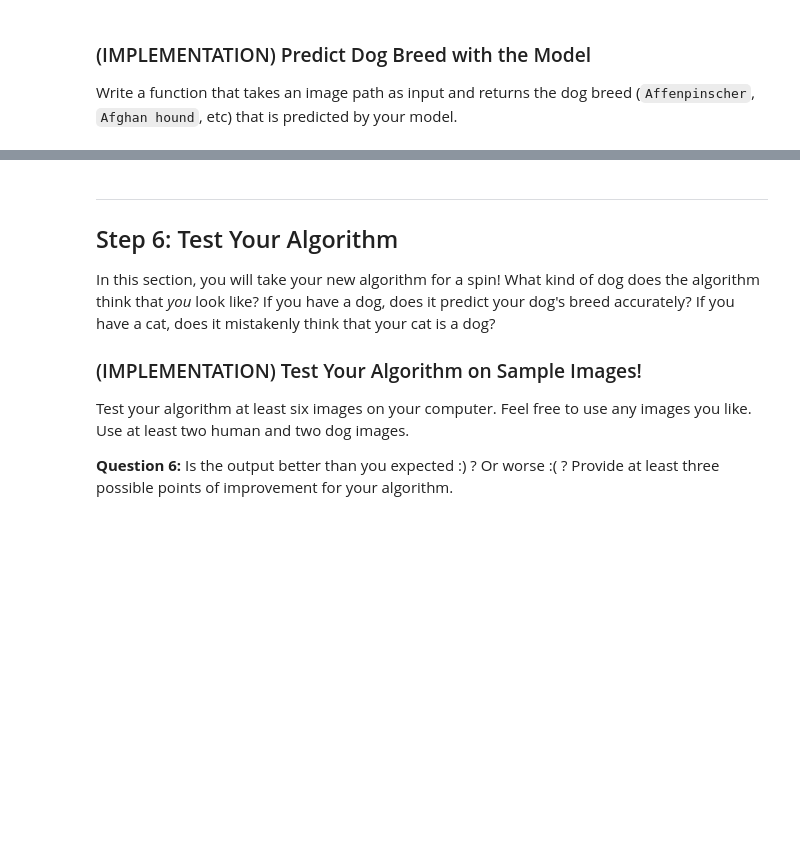
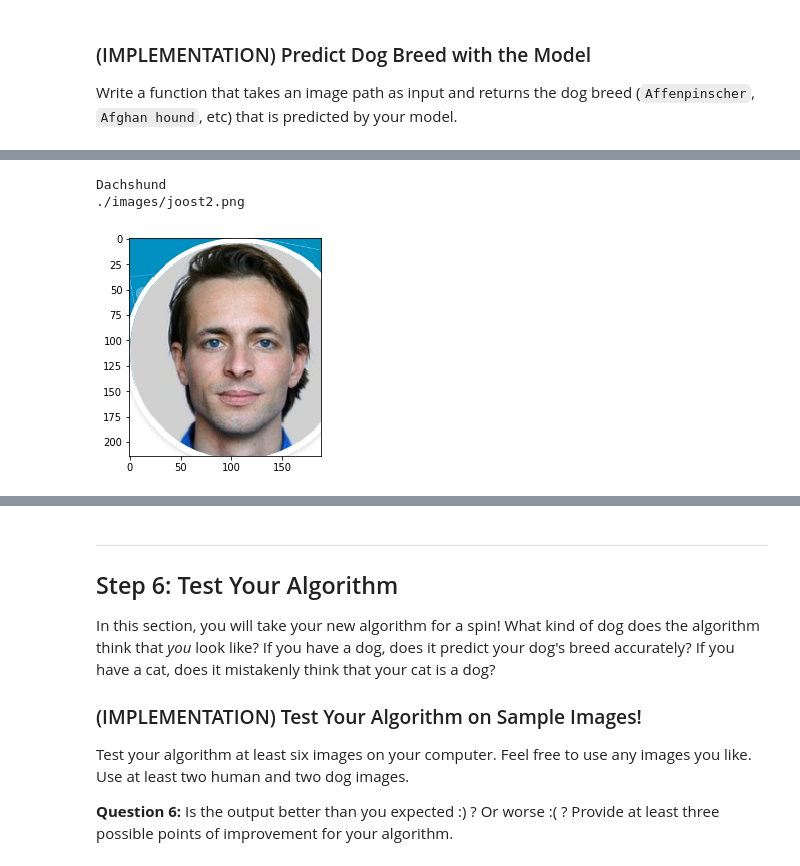
Before and after one commit to j-zeg/project-dog-classification, a Jupyter notebook: dog_app.ipynb, the cells around one changed output, grey strips where cells are left out. Drawn from its saved outputs; the diff is of its cells as text; code cells hidden in the pictures; blank space fills up the shorter version.

Commit message:
complete transfer learning CNN

```diff
--- a/dog_app.ipynb
+++ b/dog_app.ipynb
@@ -707,7 +804,8 @@ optimizer_transfer = None
 Train and validate your model in the code cell below.  [Save the final model parameters](http://pytorch.org/docs/master/notes/serialization.html) at filepath `'model_transfer.pt'`.
 # %%
 # train the model
-model_transfer = # train(n_epochs, loaders_transfer, model_transfer, optimizer_transfer, criterion_transfer, use_cuda, 'model_transfer.pt')
+n_epochs = 20
+model_transfer = train(n_epochs, loaders_transfer, model_transfer, optimizer_transfer, criterion_transfer, use_cuda, 'model_transfer.pt')
 
 # load the model that got the best validation accuracy (uncomment the line below)
-#model_transfer.load_state_dict(torch.load('model_transfer.pt'))
+model_transfer.load_state_dict(torch.load('model_transfer.pt'))
@@ -714,3 +831,6 @@ model_transfer = # train(n_epochs, loaders_transfer, model_transfer, optimizer_t
+# %%
+# load the model that got the best validation accuracy (uncomment the line below)
+model_transfer.load_state_dict(torch.load('model_scratch.pt'))
 # %% [markdown]
 ### (IMPLEMENTATION) Test the Model
 
@@ -734,3 +867,44 @@ def predict_breed_transfer(img_path):
+# %%
+### TODO: Write a function that takes a path to an image as input
+### and returns the dog breed that is predicted by the model.
+
+def preprocess_img_transfer(img_path):
+    img = Image.open(img_path).convert('RGB')
+
+    transform = transform_dct['test']
+    img = transform(img).unsqueeze(0)
+
+    return Variable(img)
+
+def predict_breed_transfer(img_path):
+    # load the image and return the predicted breed
+    img = preprocess_img_transfer(img_path)
+    if use_cuda:
+        img = img.cuda()
+
+    output = model_transfer(img)
+    pred_idx = torch.argmax(output).data.item() # predicted class index
+    return class_names[pred_idx]
+# %%
+human_filepath = human_files_short[10]
+dog_filepath = dog_files_short[0]
+
+joost_filepath = './images/headshot_smallest_removebg.png'
+joost_filepath = './images/joost2.png'
+noor_filepath = './images/noor.png'
+
+img_path = joost_filepath
+
+print(predict_breed_transfer(img_path))
+print(img_path)
+
+img = Image.open(img_path)
+plt.imshow(img)
+plt.show()
+# %% [output]
+Dachshund
+./images/joost2.png
+[figure, added]
 # %% [markdown]
 ---
 <a id='step5'></a>
```
Also changed, not shown: parts of 17 cells of this notebook, 1 other file.
